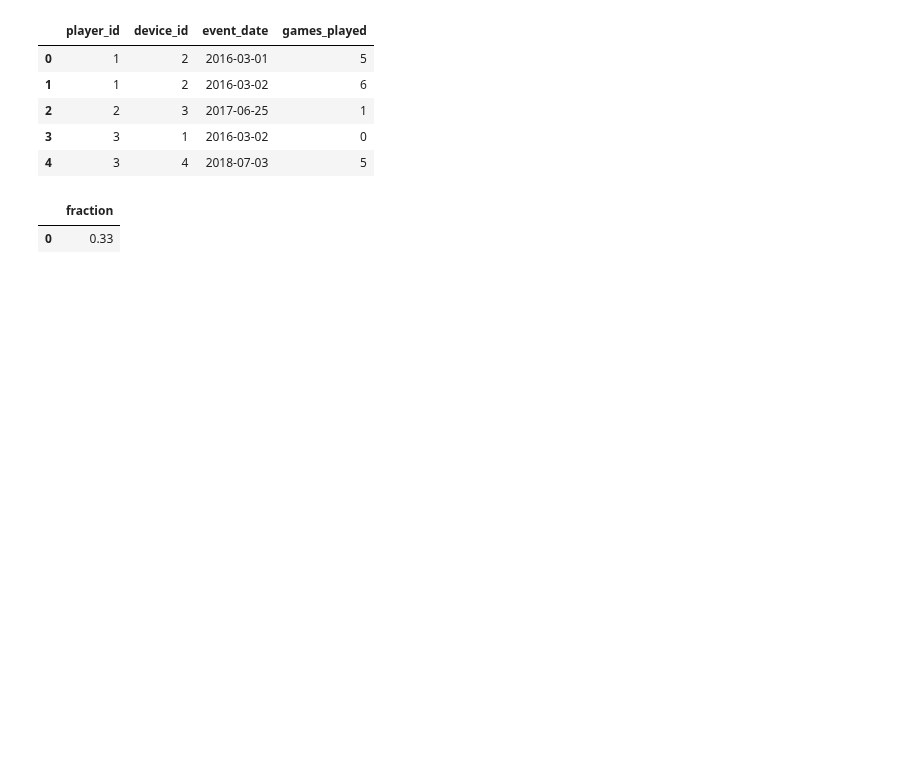
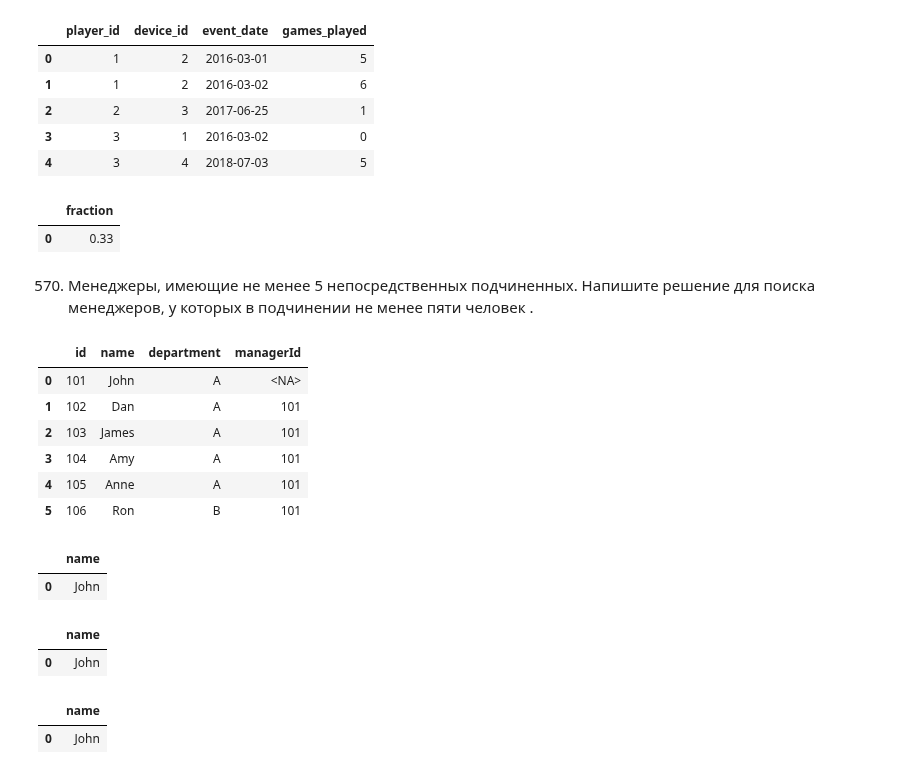
Before and after one commit to Praldmur/Tasks, a Jupyter notebook: LeetCode_Med.ipynb, the cells around one changed output. Saved outputs shown, nothing was run; the diff lists cells and outputs as text; code cells hidden in the pictures; blank space fills up the shorter version.

```diff
--- a/LeetCode_Med.ipynb
+++ b/LeetCode_Med.ipynb
@@ -325,3 +325,47 @@ pd.DataFrame([round(activity[activity['event_date'] == activity['min_date'] + pd
 # %% [output]
 |  | fraction |
 | 0 | 0.33 |
+# %% [markdown]
+570. Менеджеры, имеющие не менее 5 непосредственных подчиненных. Напишите решение для поиска менеджеров, у которых в подчинении не менее пяти человек .
+# %%
+data = [[101, 'John', 'A', None], [102, 'Dan', 'A', 101], [103, 'James', 'A', 101], [104, 'Amy', 'A', 101], [105, 'Anne', 'A', 101], [106, 'Ron', 'B', 101]]
+employee = pd.DataFrame(data, columns=['id', 'name', 'department', 'managerId']).astype({'id':'Int64', 'name':'object', 'department':'object', 'managerId':'Int64'})
+employee
+# %% [output]
+|  | id | name | department | managerId |
+| 0 | 101 | John | A | <NA> |
+| 1 | 102 | Dan | A | 101 |
+| 2 | 103 | James | A | 101 |
+| 3 | 104 | Amy | A | 101 |
+| 4 | 105 | Anne | A | 101 |
+| 5 | 106 | Ron | B | 101 |
+# %%
+query = """
+with t as(
+    select
+        managerId
+    from employee
+    group by managerId
+    having count(managerId) >= 5)
+select name
+from t join employee e
+    on t.managerId = e.id
+"""
+result = duckdb.query(query).to_df()
+result
+# %% [output]
+|  | name |
+| 0 | John |
+# %%
+employee['count_emp'] = employee.groupby('managerId', as_index=False).managerId.transform('count')
+t1 = employee[employee['count_emp'] >= 5][['managerId']].drop_duplicates()
+t1.merge(employee, how='inner', left_on='managerId', right_on='id')[['name']]
+# %% [output]
+|  | name |
+| 0 | John |
+# %%
+managers = employee.groupby('managerId', as_index=False).agg(reporting=('id', 'count'),).query('5 <= reporting')['managerId']
+employee[employee['id'].isin(managers)][['name']]
+# %% [output]
+|  | name |
+| 0 | John |
```
